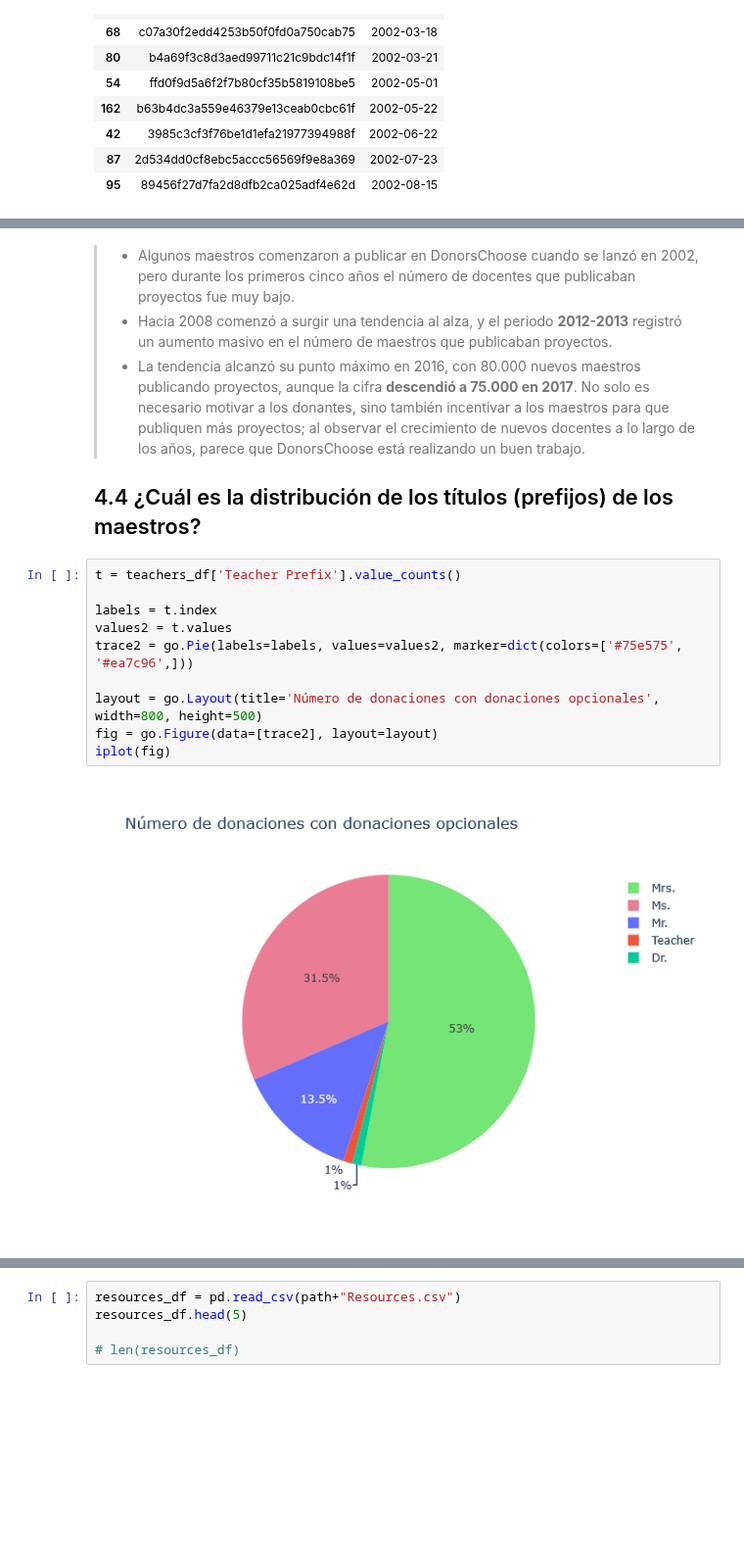
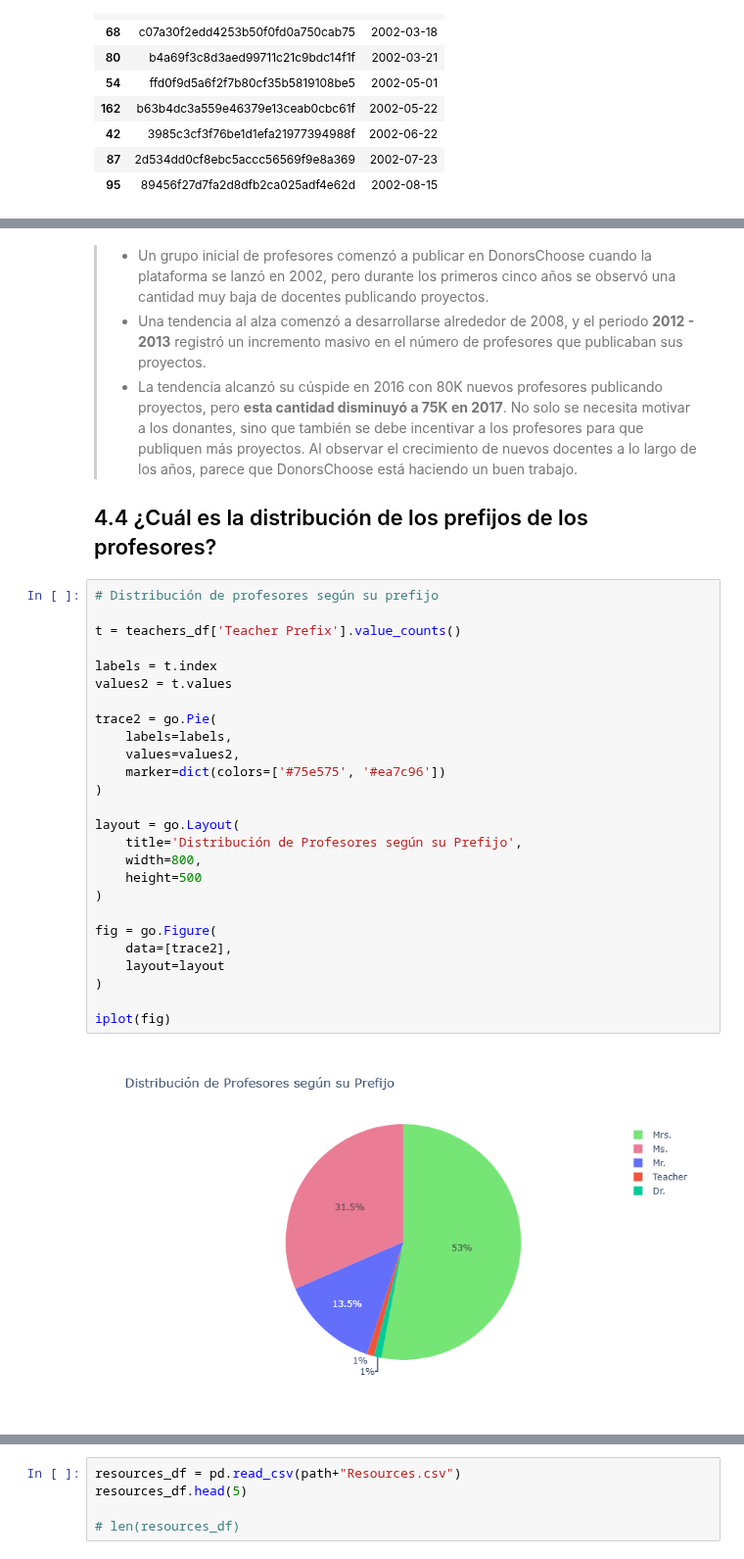
Before and after one commit to islas-diego23/ADND_Prueba_Practica05, a Jupyter notebook: Practica05/Practica05_230550.ipynb, the cells around one changed output, grey strips where cells are left out. Shown at 98% size. Saved outputs shown, nothing was run; the diff lists cells and outputs as text; blank space fills up the shorter version.

```diff
--- a/Practica05/Practica05_230550.ipynb
+++ b/Practica05/Practica05_230550.ipynb
@@ -1949,19 +2265,35 @@ iplot(fig, filename='news-source')
 # %% [markdown]
-> - Algunos maestros comenzaron a publicar en DonorsChoose cuando se lanzó en 2002, pero durante los primeros cinco años el número de docentes que publicaban proyectos fue muy bajo.
-> - Hacia 2008 comenzó a surgir una tendencia al alza, y el periodo **2012-2013** registró un aumento masivo en el número de maestros que publicaban proyectos.
-> - La tendencia alcanzó su punto máximo en 2016, con 80.000 nuevos maestros publicando proyectos, aunque la cifra **descendió a 75.000 en 2017**. No solo es necesario motivar a los donantes, sino también incentivar a los maestros para que publiquen más proyectos; al observar el crecimiento de nuevos docentes a lo largo de los años, parece que DonorsChoose está realizando un buen trabajo.
+> * Un grupo inicial de profesores comenzó a publicar en DonorsChoose cuando la plataforma se lanzó en 2002, pero durante los primeros cinco años se observó una cantidad muy baja de docentes publicando proyectos.
+> * Una tendencia al alza comenzó a desarrollarse alrededor de 2008, y el periodo **2012 - 2013** registró un incremento masivo en el número de profesores que publicaban sus proyectos.
+> * La tendencia alcanzó su cúspide en 2016 con 80K nuevos profesores publicando proyectos, pero **esta cantidad disminuyó a 75K en 2017**. No solo se necesita motivar a los donantes, sino que también se debe incentivar a los profesores para que publiquen más proyectos. Al observar el crecimiento de nuevos docentes a lo largo de los años, parece que DonorsChoose está haciendo un buen trabajo.
 
-## <a id="4.4"> 4.4 ¿Cuál es la distribución de los títulos (prefijos) de los maestros? </a>
+## <a id="4.4">4.4 ¿Cuál es la distribución de los prefijos de los profesores?</a>
 # %%
+# Distribución de profesores según su prefijo
+
 t = teachers_df['Teacher Prefix'].value_counts()
 
 labels = t.index
 values2 = t.values
-trace2 = go.Pie(labels=labels, values=values2, marker=dict(colors=['#75e575', '#ea7c96',]))
 
-layout = go.Layout(title='Número de donaciones con donaciones opcionales', width=800, height=500)
-fig = go.Figure(data=[trace2], layout=layout)
+trace2 = go.Pie(
+    labels=labels,
+    values=values2,
+    marker=dict(colors=['#75e575', '#ea7c96'])
+)
+
+layout = go.Layout(
+    title='Distribución de Profesores según su Prefijo',
+    width=800,
+    height=500
+)
+
+fig = go.Figure(
+    data=[trace2],
+    layout=layout
+)
+
 iplot(fig)
 # %% [output]
-[figure, old version]
+[figure, new version]
 # %% [markdown]
```
Also changed, not shown: parts of 153 cells of this notebook.
